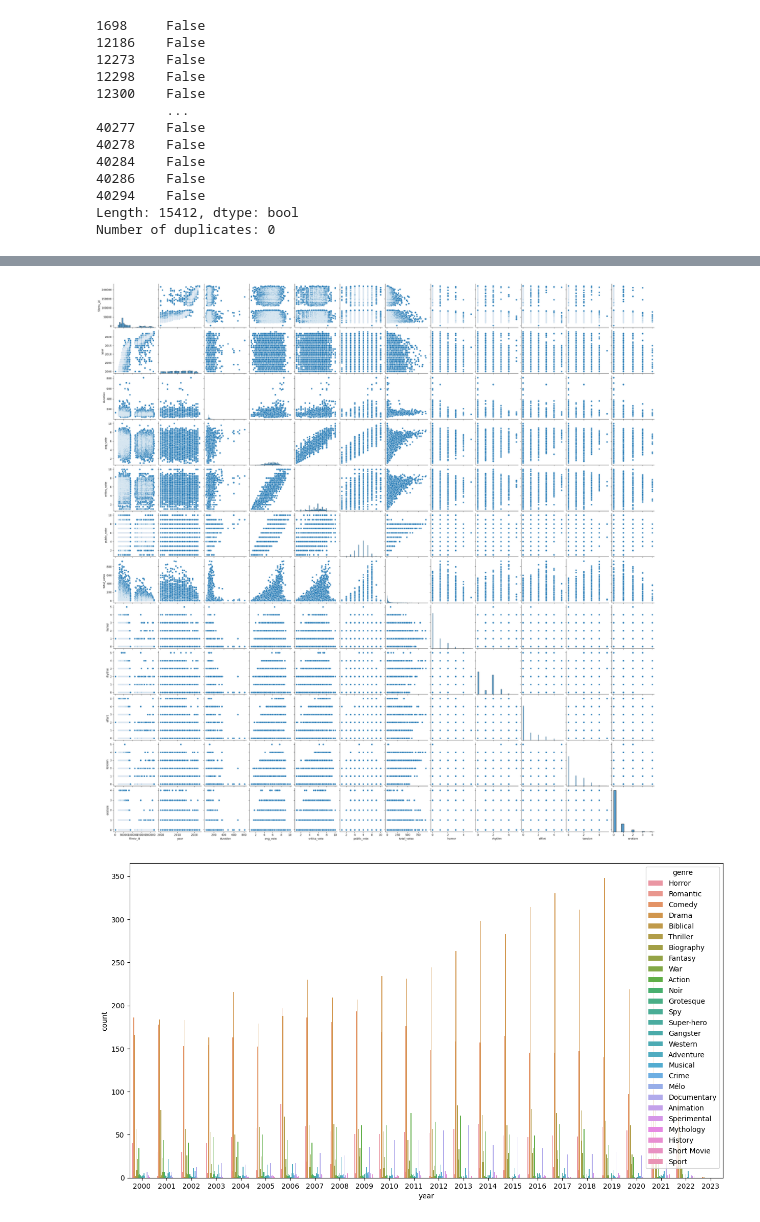
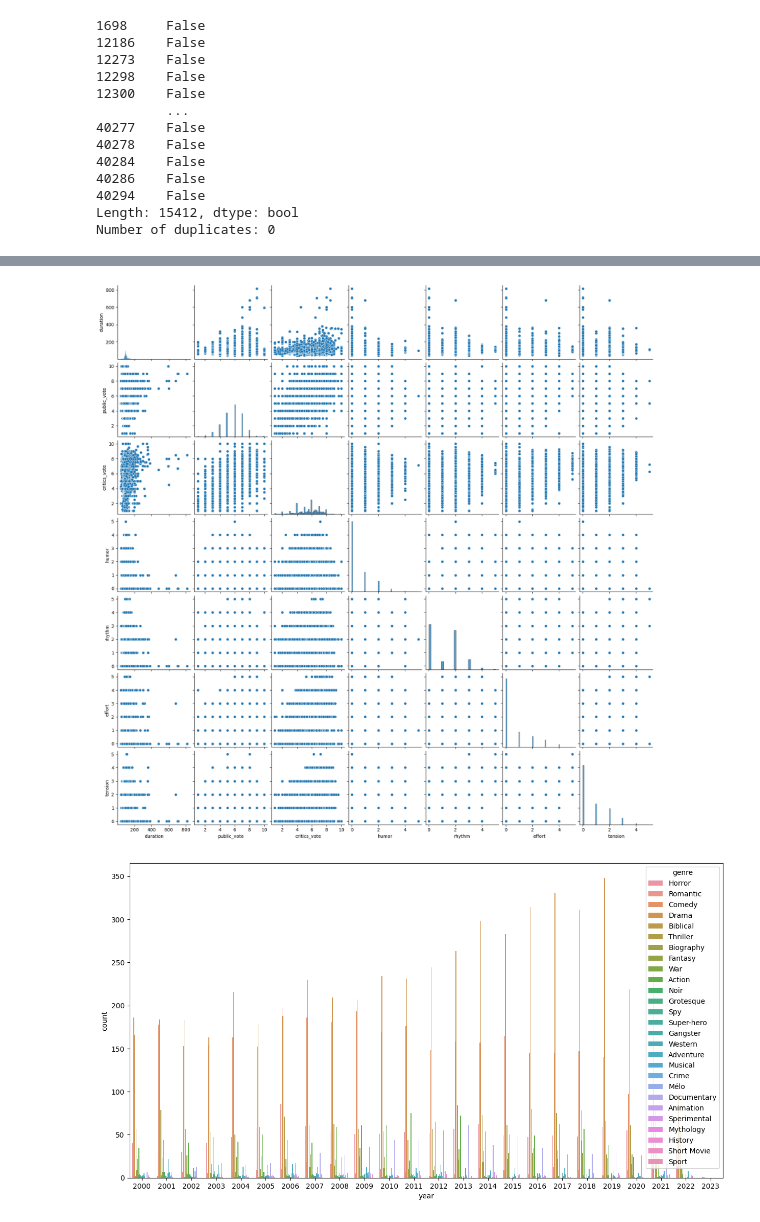
Before and after one commit to vaibhavg310/Box-Office-Breakdown, a Jupyter notebook: code.ipynb, the cells around one changed output, grey strips where cells are left out. Cells and saved outputs as stored; diff of their text form; code cells hidden in the pictures.

```diff
--- a/code.ipynb
+++ b/code.ipynb
@@ -104,3 +104,14 @@ df.drop_duplicates(inplace=True)
 40294    False
 Length: 15412, dtype: bool
 Number of duplicates: 0
+# %%
+# Make a df_corr with columns 'public_vote', 'critics_vote', 'duration', 'year' , 'humor', 'rythom' , 'effort', 'effort', 'tension'
+df_corr = df[['year','duration','public_vote', 'critics_vote'  , 'humor', 'rhythm', 'effort', 'tension']]
+# set index to 'year'
+df_corr.set_index('year', inplace=True)
+# Make a correlation matrix
+corr = df_corr.corr()
+# Plot the correlation matrix
+plt.figure(figsize=(10,10))
+sns.heatmap(corr, annot=True, cmap='coolwarm')
+plt.show()
@@ -107,9 +120,9 @@ Number of duplicates: 0
 # %%
 # Plotting the pairplot
-sns.pairplot(df)
+sns.pairplot(df_corr)
 plt.show()
 # %% [output]
-[figure, old version]
+[figure, new version]
 # %%
 # Draw a plot to show total movies released in each year with hue as 'genre'
 plt.figure(figsize=(15, 8))
```
Also changed, not shown: parts of 2 cells of this notebook, 1 other file.
